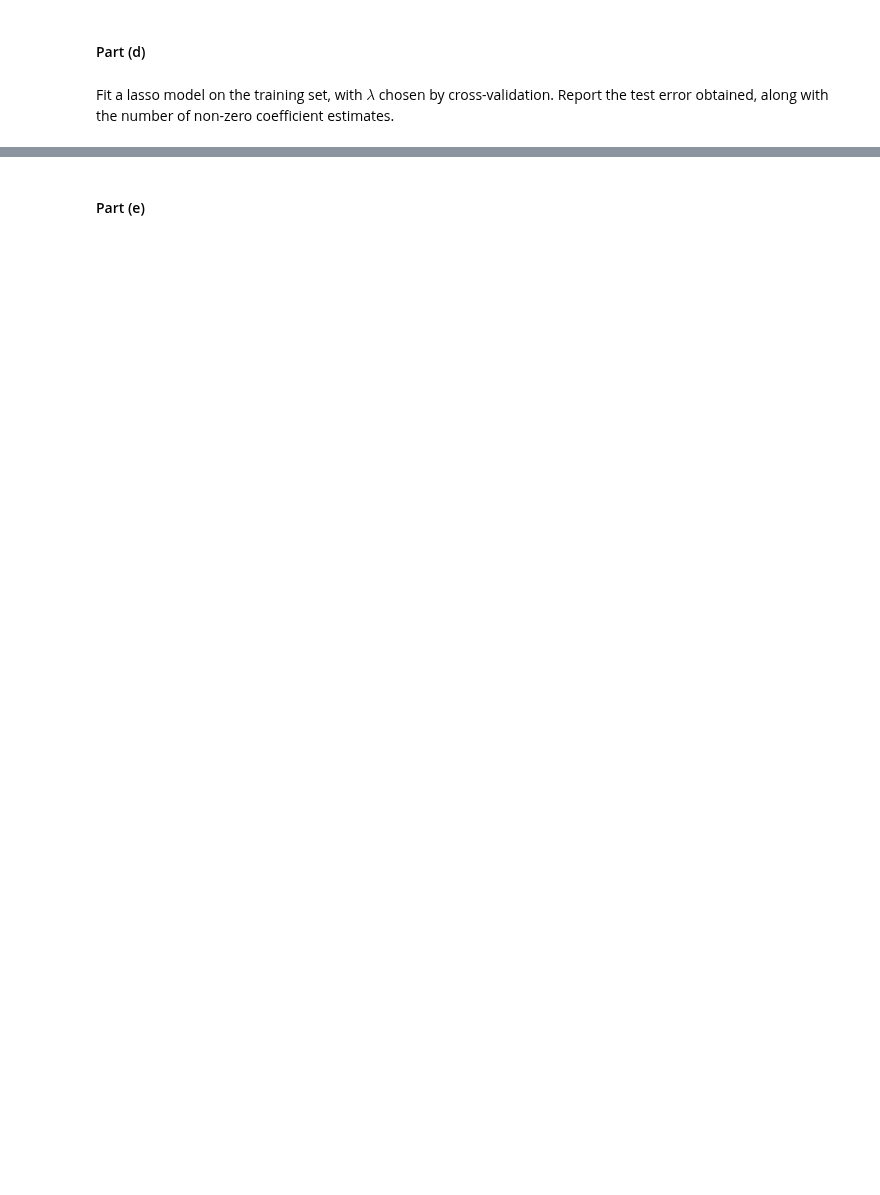
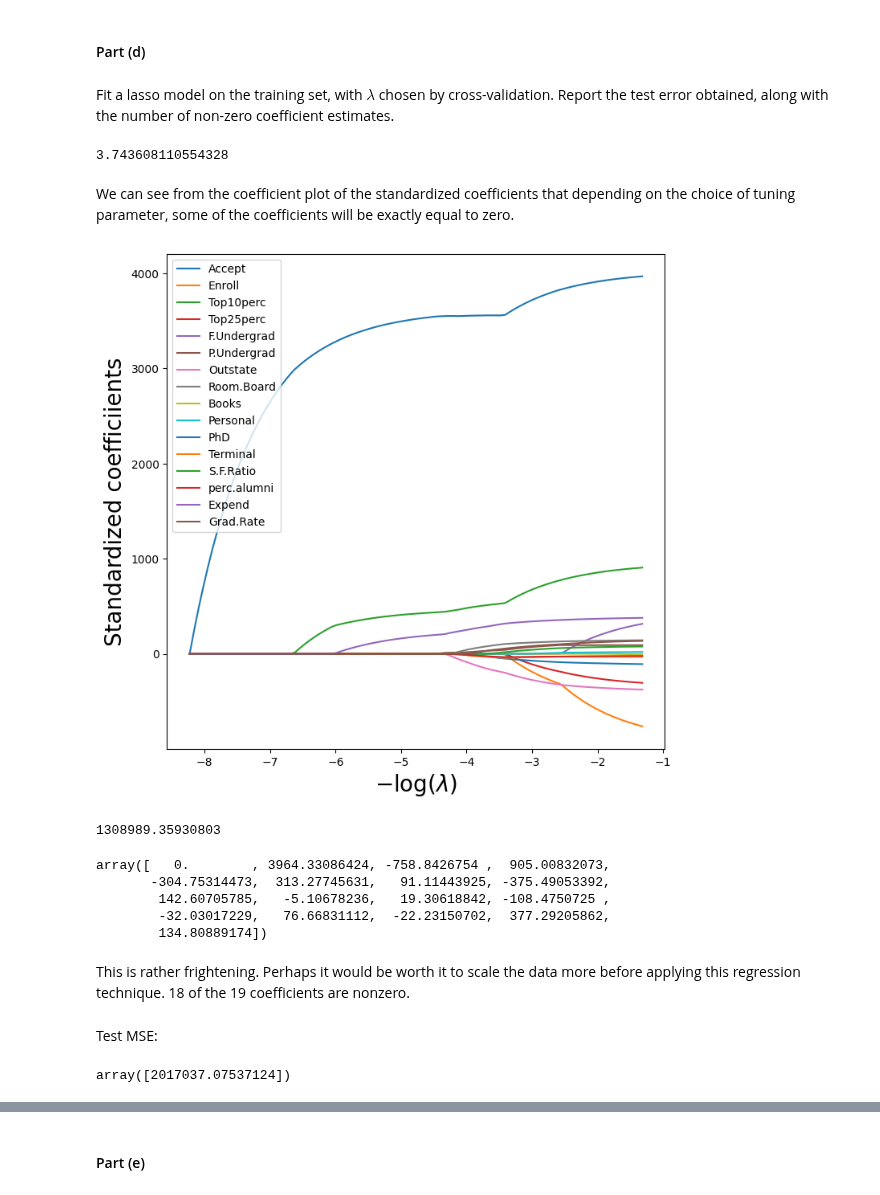
Before and after one commit to kmerkl22/k-s-ISL, a Jupyter notebook: Notebooks/Ch06-ISLexercises.ipynb, the cells around one changed output, grey strips where cells are left out. Saved outputs shown, nothing was run; the diff lists cells and outputs as text; code cells hidden in the pictures; blank space fills up the shorter version.

```diff
--- a/Notebooks/Ch06-ISLexercises.ipynb
+++ b/Notebooks/Ch06-ISLexercises.ipynb
@@ -322,0 +549,5 @@ Fit a ridge regression model on the training set, with $λ$ chosen by cross-vali
+# %%
+ridge = skl.ElasticNet(alpha=lambdas[59], l1_ratio=0)
+scaler = StandardScaler(with_mean=True,  with_std=True)
+pipe = Pipeline(steps=[('scaler', scaler), ('ridge', ridge)])
+pipe.fit(X, Y)
@@ -324,3 +577,63 @@ Fit a ridge regression model on the training set, with $λ$ chosen by cross-vali
 #### Part (d)
 # %% [markdown]
 Fit a lasso model on the training set, with $λ$ chosen by cross-validation. Report the test error obtained, along with the number of non-zero coefficient estimates.
+# %%
+lassoCV = skl.ElasticNetCV(n_alphas=100,
+                           l1_ratio=1,
+                           cv=kfold)
+pipeCV = Pipeline(steps=[('scaler', scaler),
+                         ('lasso', lassoCV)])
+pipeCV.fit(X, Y)
+tuned_lasso = pipeCV.named_steps['lasso']
+tuned_lasso.alpha_
+# %% [output]
+3.743608110554328
+# %%
+lambdas, soln_array = skl.Lasso.path(Xs,
+                                    Y,
+                                    l1_ratio=1,
+                                    n_alphas=100)[:2]
+soln_path = pd.DataFrame(soln_array.T,
+                         columns=Xs.columns,
+                         index=-np.log(lambdas))
+# %% [markdown]
+We can see from the coefficient plot of the standardized coefficients that depending on the choice of
+tuning parameter, some of the coefficients will be exactly equal to
+zero.
+# %%
+path_fig, ax = subplots(figsize=(8,8))
+soln_path.plot(ax=ax, legend=False)
+ax.legend(loc='upper left')
+ax.set_xlabel('$-\log(\lambda)$', fontsize=20)
+ax.set_ylabel('Standardized coefficiients', fontsize=20);
+# %% [output]
+[figure, added]
+# %%
+np.min(tuned_lasso.mse_path_.mean(1))
+# %% [output]
+1308989.35930803
+# %%
+tuned_lasso.coef_
+# %% [output]
+array([   0.        , 3964.33086424, -758.8426754 ,  905.00832073,
+       -304.75314473,  313.27745631,   91.11443925, -375.49053392,
+        142.60705785,   -5.10678236,   19.30618842, -108.4750725 ,
+        -32.03017229,   76.66831112,  -22.23150702,  377.29205862,
+        134.80889174])
+# %% [markdown]
+This is rather frightening. Perhaps it would be worth it to scale the data more before applying this regression technique. 18 of the 19 coefficients are nonzero.
+# %% [markdown]
+Test MSE:
+# %%
+validation = skm.ShuffleSplit(n_splits=1,
+                              test_size=0.5,
+                              random_state=0)
+ridge.alpha = 0.01
+results = skm.cross_validate(tuned_lasso,
+                             X,
+                             Y,
+                             scoring='neg_mean_squared_error',
+                             cv=validation)
+-results['test_score']
+# %% [output]
+array([2017037.07537124])
```
Also changed, not shown: parts of 53 cells of this notebook.
